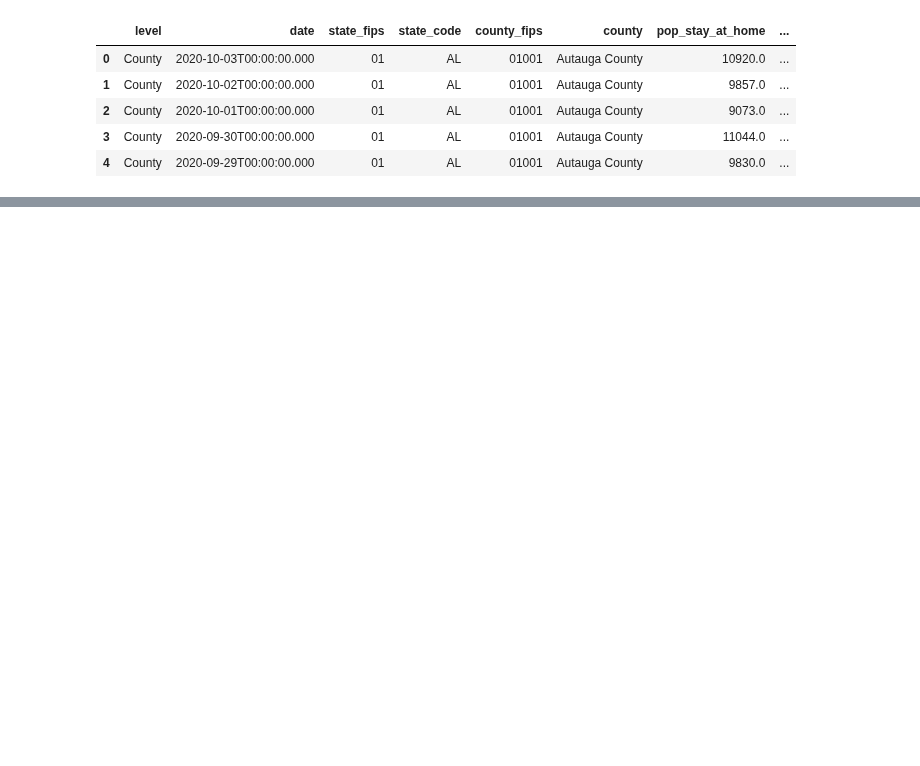
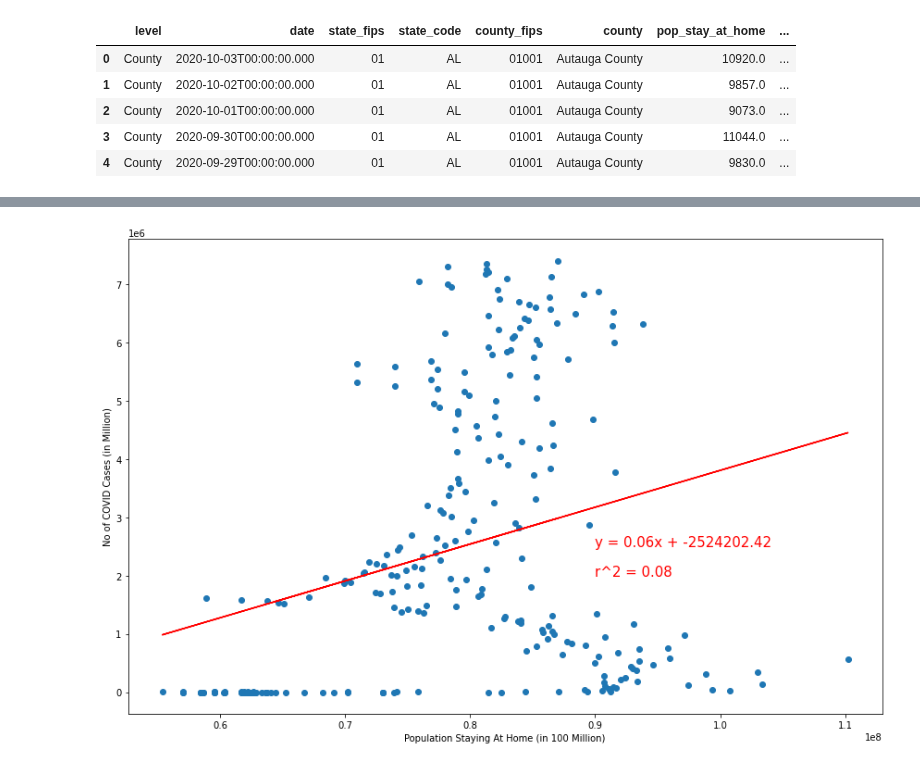
Before and after one commit to ushaakumaar/COVID19_Impacts_On_Business_And_Workforce_Trends, a Jupyter notebook: Mobility.ipynb, the cells around one changed output, grey strips where cells are left out. Cells and saved outputs as stored; diff of their text form; code cells hidden in the pictures; blank space fills up the shorter version.

```diff
--- a/Mobility.ipynb
+++ b/Mobility.ipynb
@@ -218,3 +209,37 @@ pop_not_stay_at_home             int32
 cases                            int64
 deaths                           int64
 dtype: object
+# %%
+# Set plot size
+plt.figure(figsize=(12,8))
+
+# Set the x and y axis values
+x_values = merged_df["pop_stay_at_home"]
+y_values = merged_df["cases"]
+
+# Determine the regression values
+(slope, intercept, rvalue, pvalue, stderr) = linregress(x_values, y_values)
+regress_values = x_values * slope + intercept
+
+# Determine the line equation and r squared value
+line_eq = "y = " + str(round(slope,2)) + "x + " + str(round(intercept,2))
+r_squared = f"r^2 = {round(rvalue ** 2,2)}"
+
+# Generate the scatter plot with the linear regression line
+plt.scatter(x_values, y_values)
+plt.plot(x_values,regress_values,"r-")
+
+# Display the linear regression equation and r squared
+plt.annotate(line_eq,(90000000,2500000),fontsize=15,color="red")
+plt.annotate(r_squared, (90000000,2000000),fontsize=15,color="red")
+
+# Set the x and y labels
+plt.xlabel('Population Staying At Home (in 100 Million)')
+plt.ylabel('No of COVID Cases (in Million)')
+
+plt.tight_layout()
+plot_file_path = os.path.join("Images","mobility_cases_scatterplot.png")
+plt.savefig(plot_file_path)
+plt.show()
+# %% [output]
+[figure, added]
```
Also changed, not shown: parts of 16 cells of this notebook.
